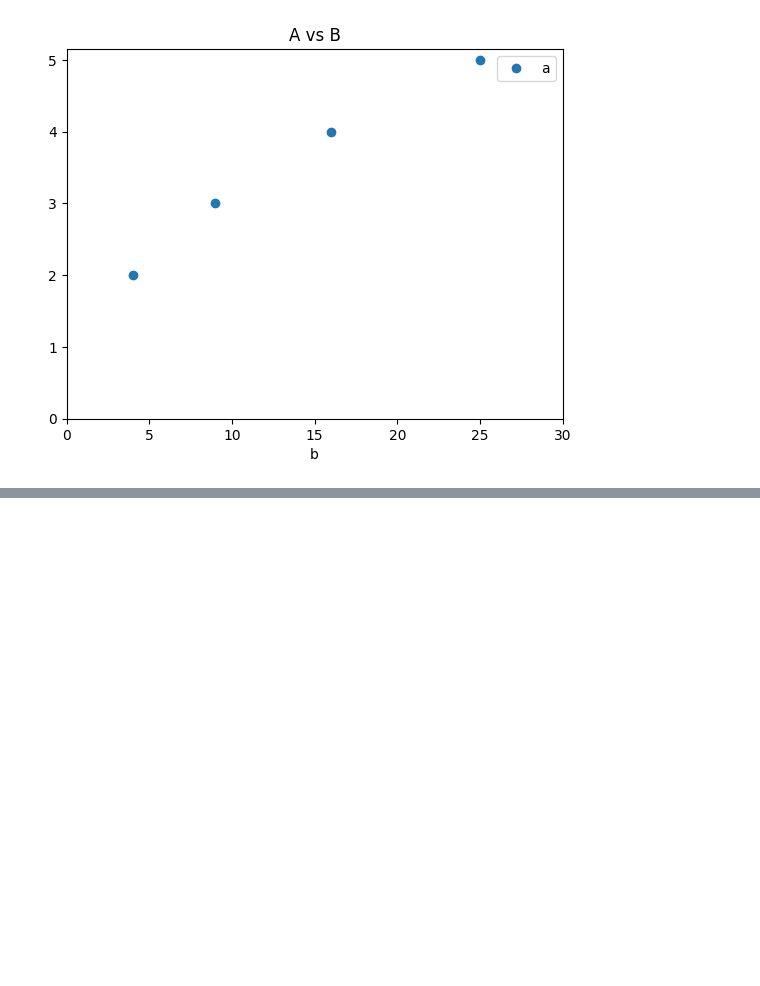
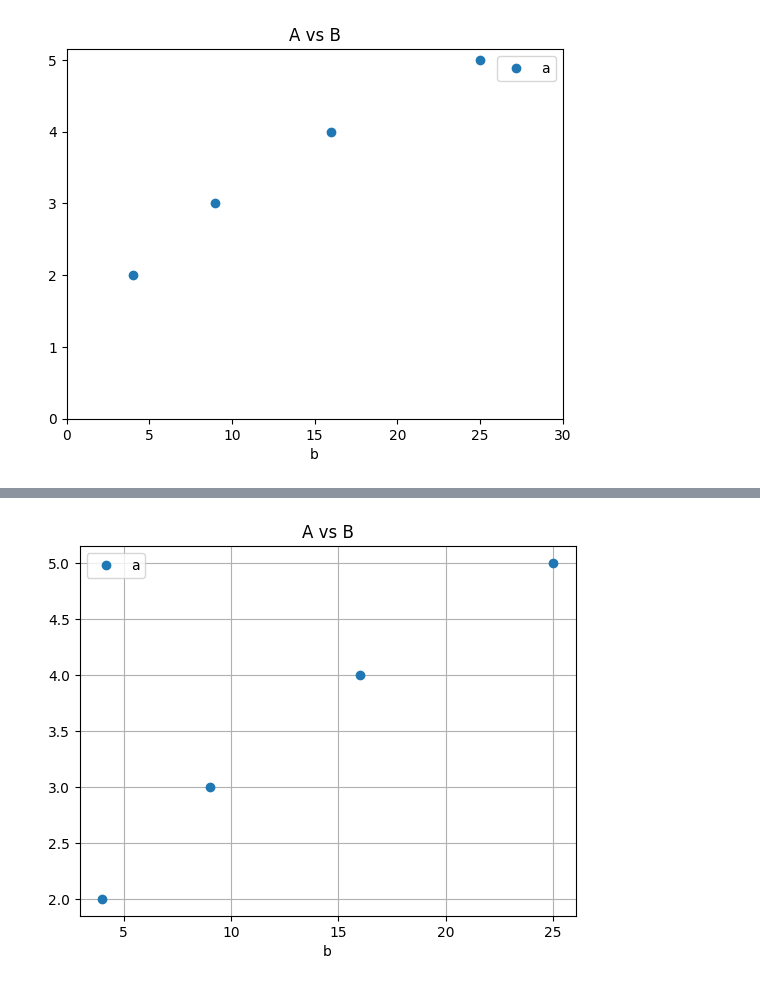
Before and after one commit to ElTejoman/Learning_Python, a Jupyter notebook: TripleTen/Sprint 3/Visualizacion_Datos.ipynb, the cells around one changed output, grey strips where cells are left out. Saved outputs shown, nothing was run; the diff lists cells and outputs as text; code cells hidden in the pictures; blank space fills up the shorter version.

Commit message:
adding grid

```diff
--- a/TripleTen/Sprint 3/Visualizacion_Datos.ipynb
+++ b/TripleTen/Sprint 3/Visualizacion_Datos.ipynb
@@ -177,0 +182,10 @@ plt.show()
+# %%
+import pandas as pd
+from matplotlib import pyplot as plt
+
+df = pd.DataFrame({"a": [2, 3, 4, 5], "b": [4, 9, 16, 25]})
+
+df.plot(x="b", y="a", title="A vs B", style="o", grid=True)
+plt.show()
+# %% [output]
+[figure, added]
```
Also changed, not shown: parts of 1 cell of this notebook.
